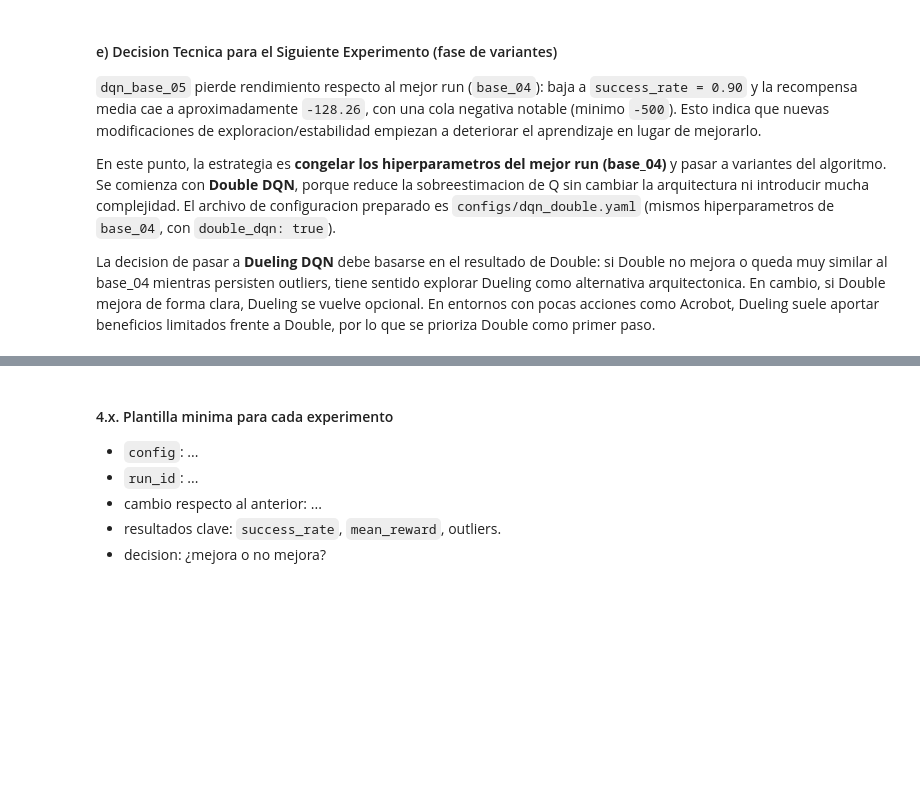
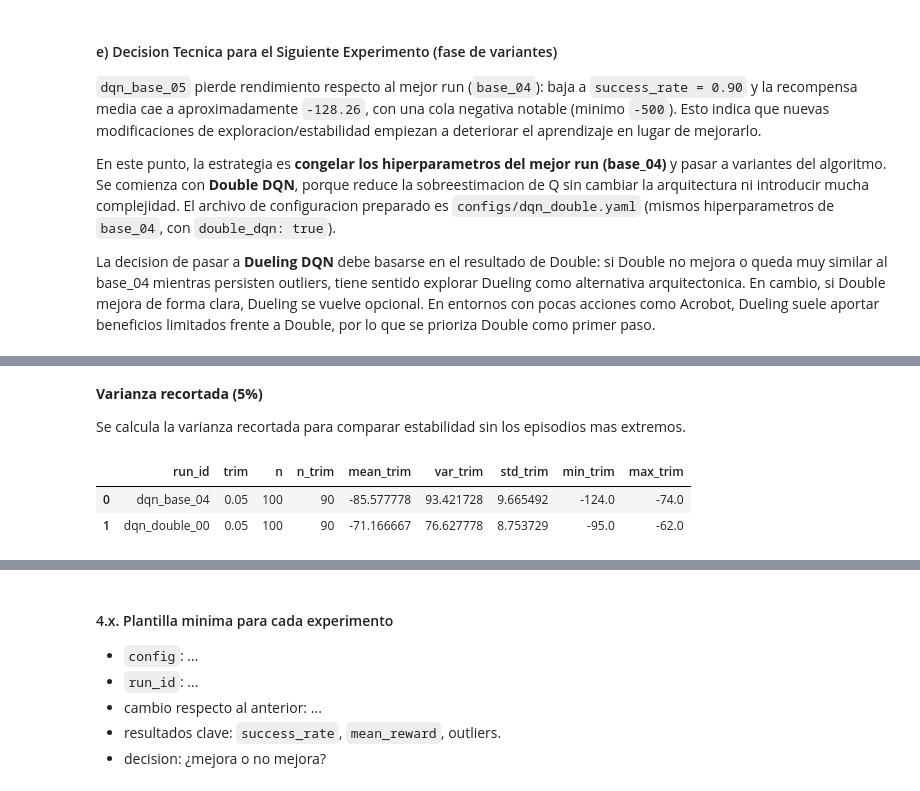
Before and after one commit to fresvel/08MIAR_PROYECTO, a Jupyter notebook: main.ipynb, the cells around one changed output, grey strips where cells are left out. Drawn from its saved outputs; the diff is of its cells as text; code cells hidden in the pictures; blank space fills up the shorter version.

```diff
--- a/main.ipynb
+++ b/main.ipynb
@@ -1223,0 +1198,7 @@ pd.DataFrame(proposed_variants)
+# %%
+DOUBLE_RUN_ID = 'dqn_double_00'
+double_art = comparator.load_run(DOUBLE_RUN_ID)
+double_cfg = double_art.cfg
+double_metrics = double_art.metrics
+
+double_art.run_dir.as_posix()
@@ -1223,0 +1273,35 @@ pd.DataFrame(proposed_variants)
+# %% [markdown]
+**Varianza recortada (5%)**
+
+Se calcula la varianza recortada para comparar estabilidad sin los episodios mas extremos.
+# %%
+import numpy as np
+
+def trimmed_stats(rewards, trim=0.05):
+    rewards = np.array(rewards, dtype=float)
+    if rewards.size == 0:
+        return None
+    rewards_sorted = np.sort(rewards)
+    k = int(len(rewards_sorted) * trim)
+    trimmed = rewards_sorted[k:len(rewards_sorted)-k] if k > 0 else rewards_sorted
+    return {
+        'trim': trim,
+        'n': len(rewards_sorted),
+        'n_trim': len(trimmed),
+        'mean_trim': float(trimmed.mean()),
+        'var_trim': float(trimmed.var(ddof=0)),
+        'std_trim': float(trimmed.std(ddof=0)),
+        'min_trim': float(trimmed.min()),
+        'max_trim': float(trimmed.max()),
+    }
+
+base04_trim = trimmed_stats(base_metrics.get('rewards', []))
+double_trim = trimmed_stats(double_metrics.get('rewards', []))
+pd.DataFrame([
+    {'run_id': 'dqn_base_04', **base04_trim},
+    {'run_id': 'dqn_double_00', **double_trim},
+])
+# %% [output]
+|  | run_id | trim | n | n_trim | mean_trim | var_trim | std_trim | min_trim | max_trim |
+| 0 | dqn_base_04 | 0.05 | 100 | 90 | -85.577778 | 93.421728 | 9.665492 | -124.0 | -74.0 |
+| 1 | dqn_double_00 | 0.05 | 100 | 90 | -71.166667 | 76.627778 | 8.753729 | -95.0 | -62.0 |
```
Also changed, not shown: parts of 34 cells of this notebook, 30 other files.
